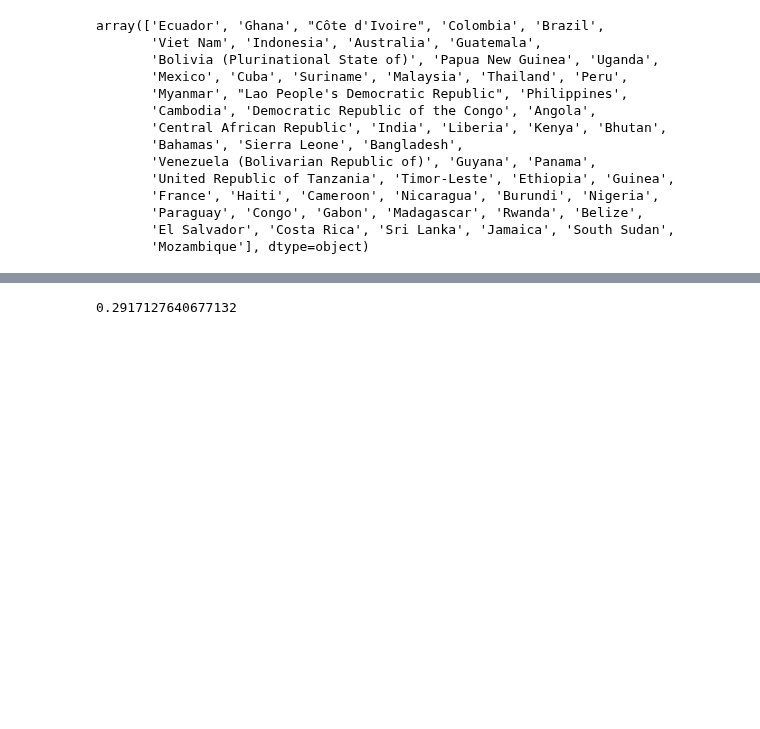
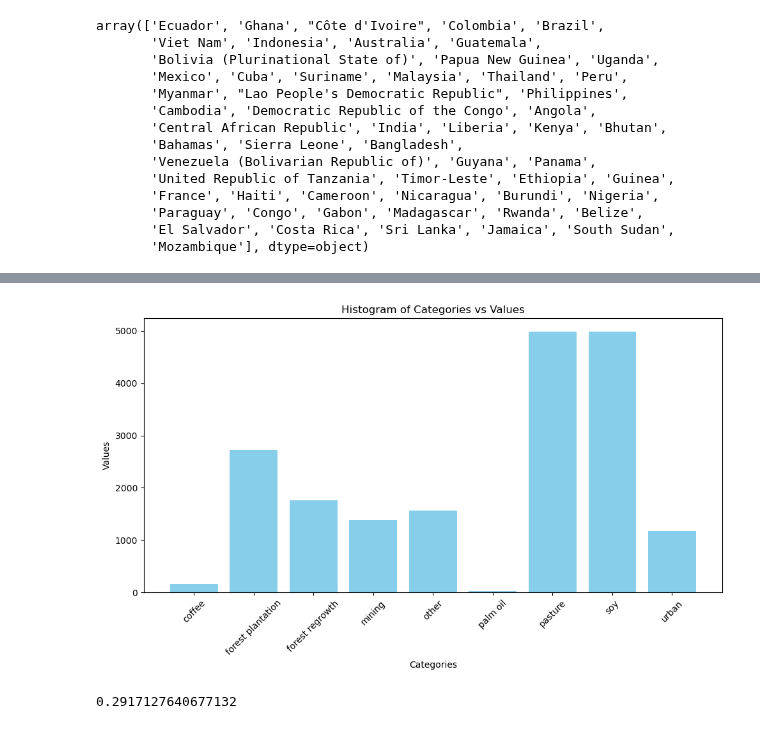
Before and after one commit to janpisl/location-encoding, a Jupyter notebook: notebooks/inspect-predictions-tabular-datasets-quantitative.ipynb, the cells around one changed output, grey strips where cells are left out. Saved outputs shown, nothing was run; the diff lists cells and outputs as text; code cells hidden in the pictures; blank space fills up the shorter version.

```diff
--- a/notebooks/inspect-predictions-tabular-datasets-quantitative.ipynb
+++ b/notebooks/inspect-predictions-tabular-datasets-quantitative.ipynb
@@ -33,3 +33,5 @@ from model.model import MultiModalDriverClassifier
 inverse_label_mapping = {value : key for key, value in LABEL_MAPPING.items()}
 # %%
 classes = [ i for i in LABEL_MAPPING.keys()]
+# %%
+labels = pd.read_csv("/home/jan/Documents/EPFL/project_2/data/labels/dataset_v4/labels_55k.csv")
@@ -316,3 +366,27 @@ KeyboardInterrupt: Interrupted by user
+# %%
+np.unique(labels.loc[labels.country == 'Brazil'].driver, return_counts=True)
+
+
+import matplotlib.pyplot as plt
+
+# Data
+categories = ['coffee', 'forest plantation', 'forest regrowth', 'mining',
+              'other', 'palm oil', 'pasture', 'soy', 'urban']
+values = [158, 2723, 1764, 1380, 1565, 30, 4982, 4989, 1170]
+
+# Plotting the histogram
+plt.figure(figsize=(10, 6))
+plt.bar(categories, values, color='skyblue')
+plt.xlabel('Categories')
+plt.ylabel('Values')
+plt.title('Histogram of Categories vs Values')
+plt.xticks(rotation=45)
+plt.tight_layout()
+
+# Show the plot
+plt.show()
+# %% [output]
+[figure, added]
 # %%
 dynamic_df = pd.read_csv("/home/jan/Documents/EPFL/project_2/data/tabular/faostat_2000_2020_dynamic.csv")
 # %%
```
Also changed, not shown: parts of 15 cells of this notebook, 10 other files.
